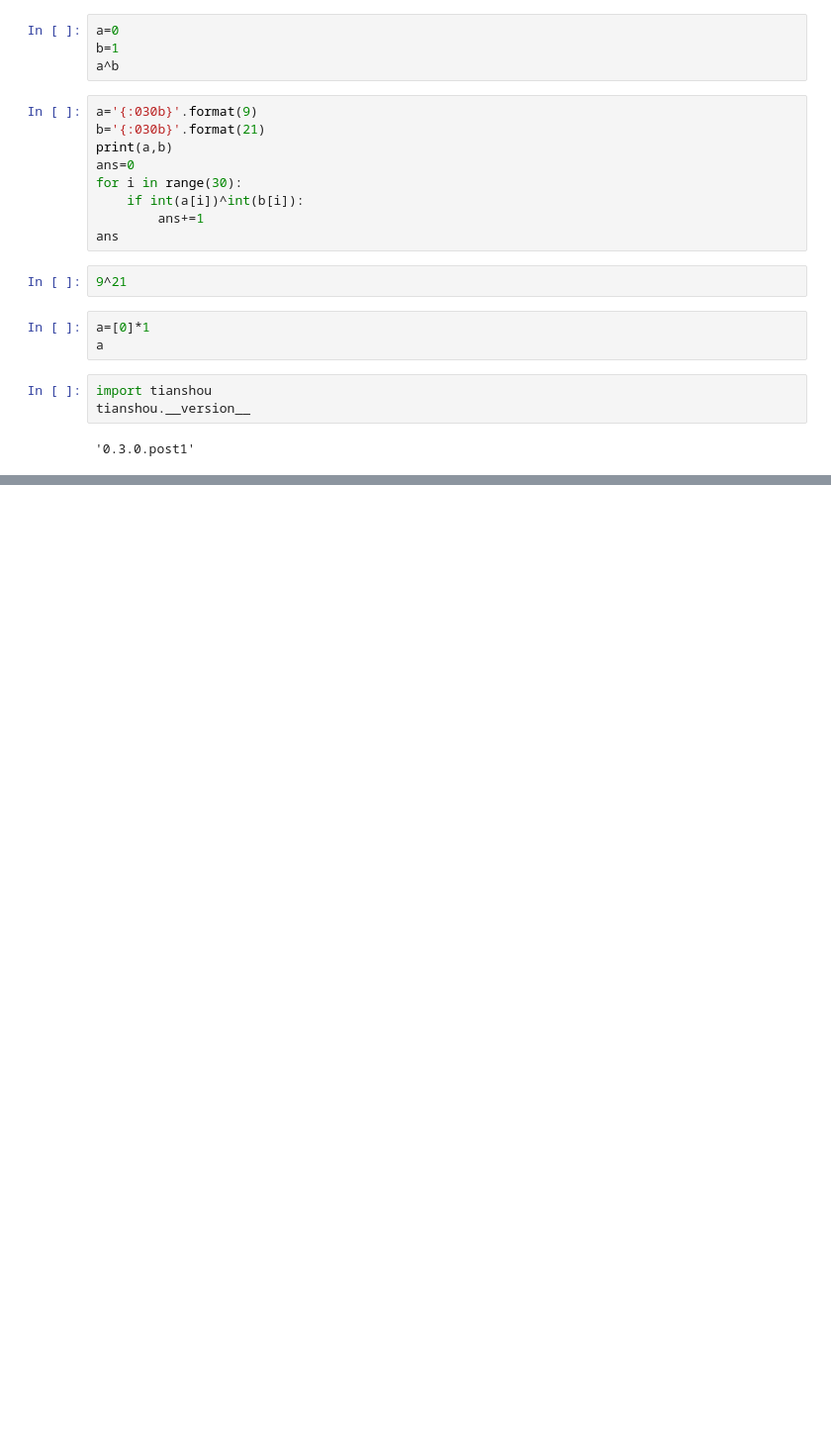
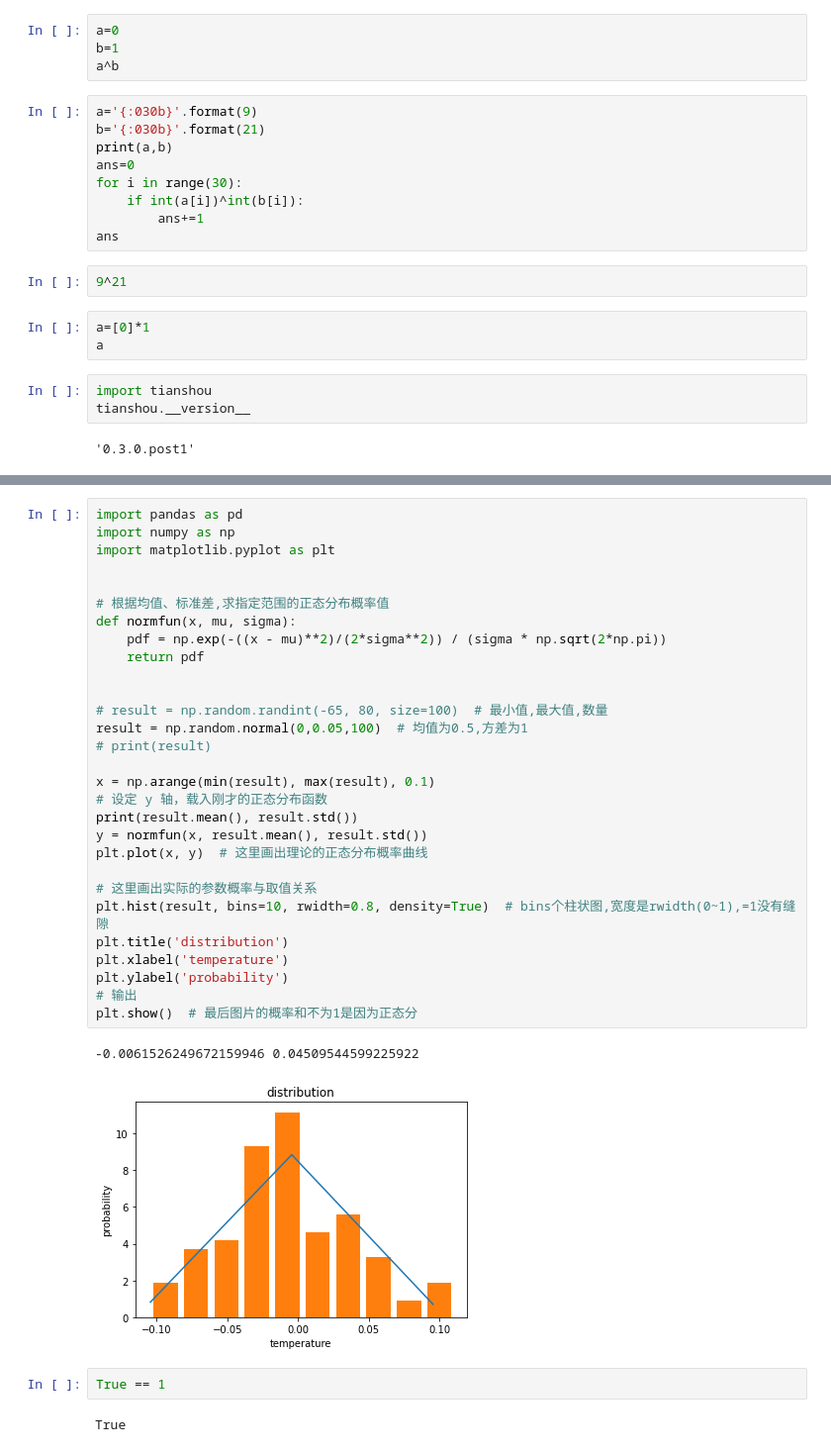
Before and after one commit to SimonLaplacing/prediction, a Jupyter notebook: test.ipynb, the cells around one changed output, grey strips where cells are left out. Shown at 99% size. Drawn from its saved outputs; the diff is of its cells as text; blank space fills up the shorter version.

```diff
--- a/test.ipynb
+++ b/test.ipynb
@@ -130,0 +161,36 @@ random.choice(space)
+# %%
+import pandas as pd
+import numpy as np
+import matplotlib.pyplot as plt
+
+
+# 根据均值、标准差,求指定范围的正态分布概率值
+def normfun(x, mu, sigma):
+    pdf = np.exp(-((x - mu)**2)/(2*sigma**2)) / (sigma * np.sqrt(2*np.pi))
+    return pdf
+
+
+# result = np.random.randint(-65, 80, size=100)  # 最小值,最大值,数量
+result = np.random.normal(0,0.05,100)  # 均值为0.5,方差为1
+# print(result)
+
+x = np.arange(min(result), max(result), 0.1)
+# 设定 y 轴，载入刚才的正态分布函数
+print(result.mean(), result.std())
+y = normfun(x, result.mean(), result.std())
+plt.plot(x, y)  # 这里画出理论的正态分布概率曲线
+
+# 这里画出实际的参数概率与取值关系
+plt.hist(result, bins=10, rwidth=0.8, density=True)  # bins个柱状图,宽度是rwidth(0~1),=1没有缝隙
+plt.title('distribution')
+plt.xlabel('temperature')
+plt.ylabel('probability')
+# 输出
+plt.show()  # 最后图片的概率和不为1是因为正态分
+# %% [output]
+-0.0061526249672159946 0.04509544599225922
+[figure, added]
+# %%
+True == 1
+# %% [output]
+True
```
Also changed, not shown: parts of 5 cells of this notebook, 6 other files.
